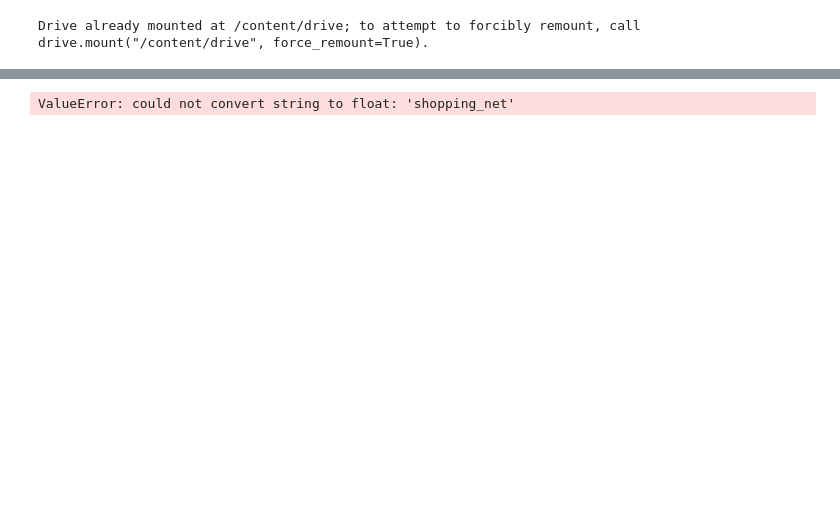
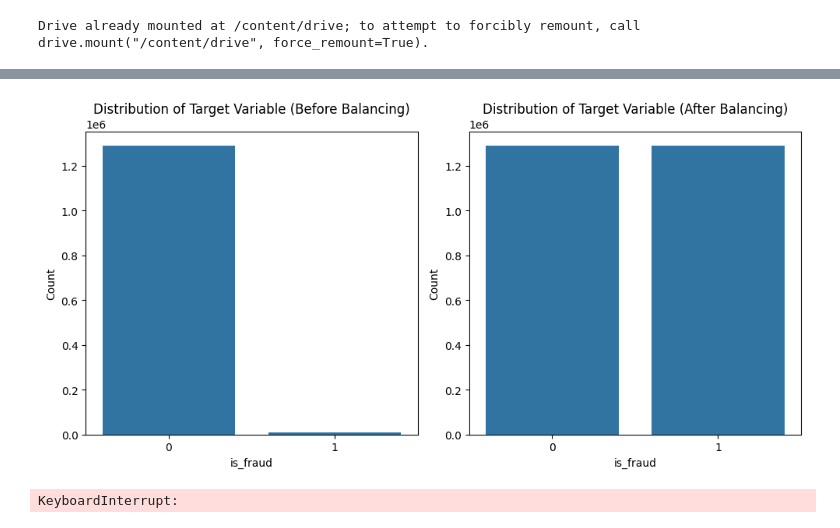
Before and after one commit to MicroPyscho/Credit-Card-Fraud-Prediction-using-GAN, a Jupyter notebook: Copy_of_Untitled2.ipynb, the cells around one changed output, grey strips where cells are left out. Saved outputs shown, nothing was run; the diff lists cells and outputs as text; code cells hidden in the pictures; blank space fills up the shorter version.

```diff
--- a/Copy_of_Untitled2.ipynb
+++ b/Copy_of_Untitled2.ipynb
@@ -360,3 +382,26 @@ real_data.head()
+# %%
+import matplotlib.pyplot as plt
+import seaborn as sns
+
+# Before balancing
+plt.figure(figsize=(10, 5))
+plt.subplot(1, 2, 1)
+sns.countplot(x='is_fraud', data=real_data)
+plt.title('Distribution of Target Variable (Before Balancing)')
+plt.xlabel('is_fraud')
+plt.ylabel('Count')
+
+# After balancing
+plt.subplot(1, 2, 2)
+sns.countplot(x='is_fraud', data=balanced_data)
+plt.title('Distribution of Target Variable (After Balancing)')
+plt.xlabel('is_fraud')
+plt.ylabel('Count')
+
+plt.tight_layout()
+plt.show()
+# %% [output]
+[figure, added]
 # %%
 import os
 import logging
@@ -435,7 +480,7 @@ import matplotlib.pyplot as plt
 import tensorflow as tf
 from sklearn.preprocessing import MinMaxScaler
 
-real_data = pd.read_csv("/content/drive/MyDrive/df_train.csv")
+real_data = real_data
 
 # Identify minority class samples
 minority_samples = real_data[real_data['is_fraud'] == 1]
@@ -445,7 +490,7 @@ scaler = MinMaxScaler()
 gen_data_norm = scaler.fit_transform(gen_data)
 
 # Define GAN class and instantiate it with minority samples and latent dimension
-latent_dim = 5000
+latent_dim = 11
 gan_instance = Gan(gen_data_norm, latent_dim)
 
 # Train the GAN model
@@ -455,7 +500,7 @@ gan = gan_instance._GAN(generator, discriminator)
 trained_generator = gan_instance.train(generator, discriminator, gan)
 
 # Generate synthetic data for the minority class using the trained generator
-num_synthetic_samples = 25000  # Adjust the number of synthetic samples as needed
+num_synthetic_samples = 50000  # Adjust the number of synthetic samples as needed
 synthetic_minority_data = generate_synthetic_data(trained_generator, num_synthetic_samples, latent_dim)
 
 # Convert synthetic data to DataFrame and inverse transform
@@ -464,6 +509,6 @@ augmented_data_df = pd.DataFrame(scaler.inverse_transform(synthetic_minority_dat
 # Now you have synthetic data for the minority class
 print(augmented_data_df)
 # %% [output]
-ValueError: could not convert string to float: 'shopping_net'
+KeyboardInterrupt:
 # %%
 real_data.head()
```
Also changed, not shown: parts of 20 cells of this notebook.
